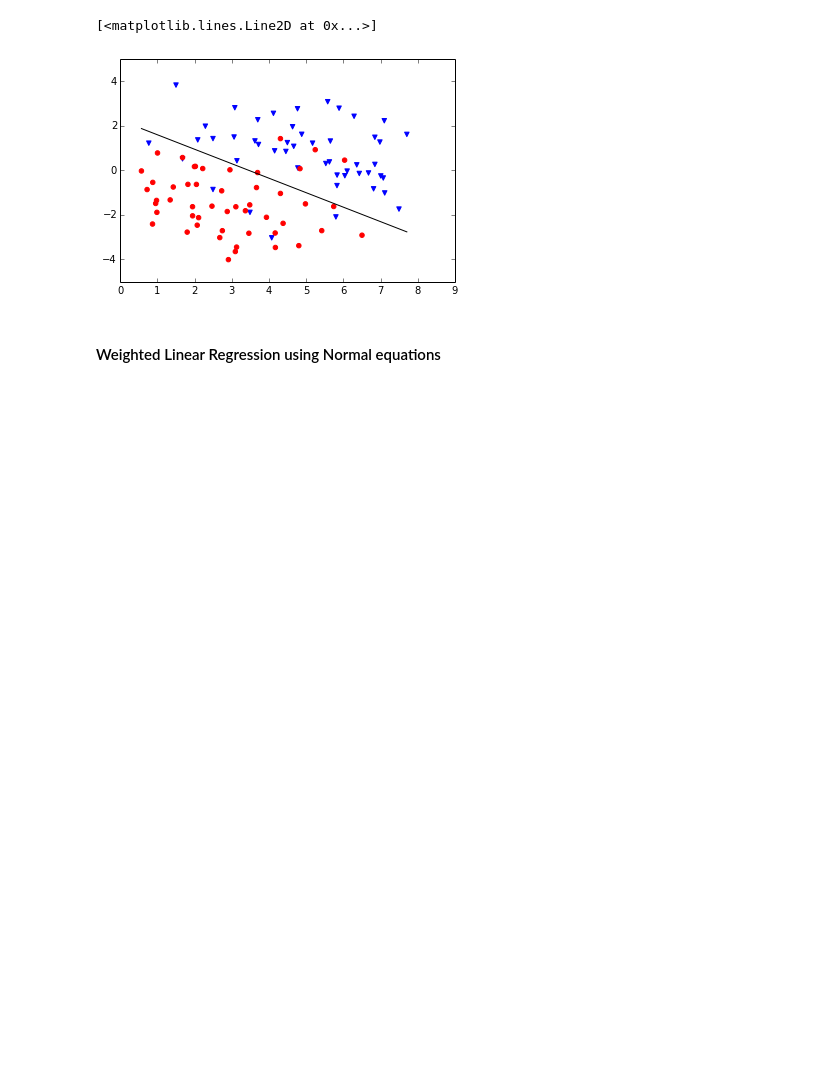
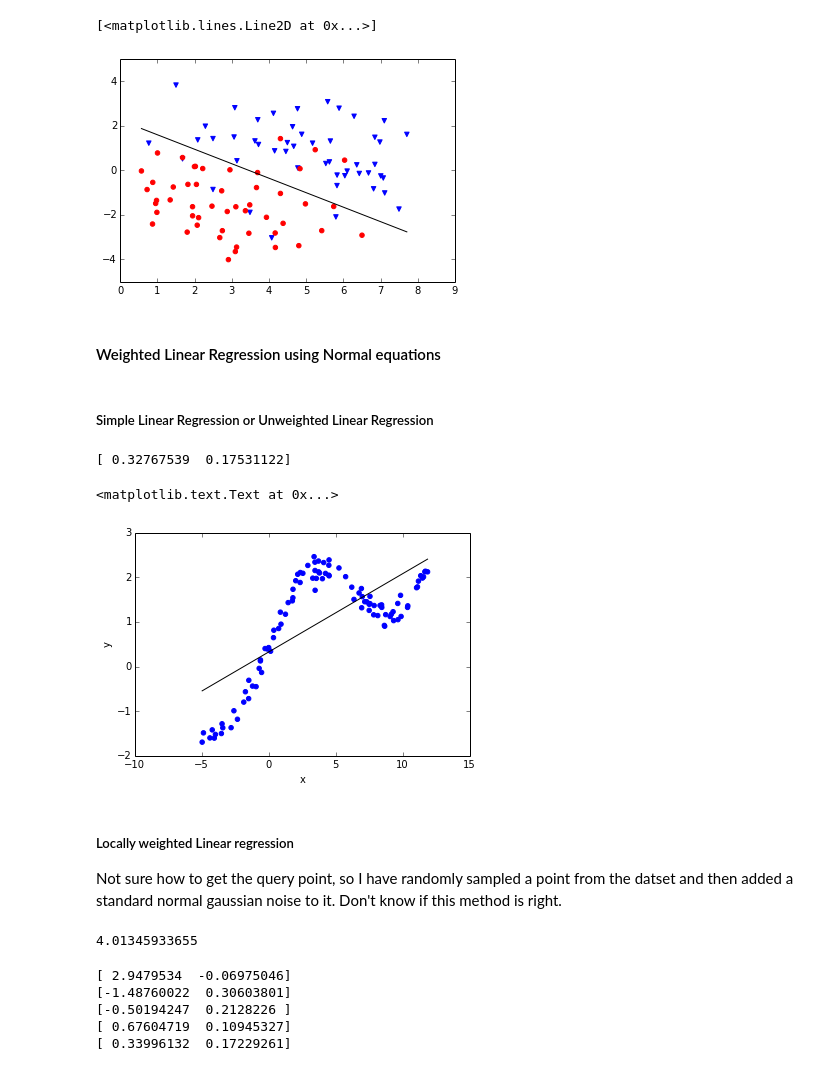
Before and after one commit to gsp-27/Assignment_Sol, a Jupyter notebook: CS229 Assigment 1.ipynb, the cells around one changed output. Cells and saved outputs as stored; diff of their text form; code cells hidden in the pictures; blank space fills up the shorter version.

```diff
--- a/CS229 Assigment 1.ipynb
+++ b/CS229 Assigment 1.ipynb
@@ -79,3 +79,66 @@ plt.plot(x_axis, y_axis, color='black')
 [figure]
 # %% [markdown]
 #### Weighted Linear Regression using Normal equations
+# %% [markdown]
+##### Simple Linear Regression or Unweighted Linear Regression
+# %%
+# load the data
+X_lin = np.loadtxt('q2x.dat.txt').reshape((100,1))
+# add the one per row of the data
+m = X_lin.shape[0] # number of training Examples
+X = np.concatenate((np.ones((m, 1)), X_lin), axis=1)
+p = X_lin.shape[1] # no of features
+
+y = np.loadtxt('q2y.dat.txt')
+# %%
+# find thetas using normal equations
+thetas = np.zeros((p))
+xtx = X.T.dot(X)
+xtxinv = np.linalg.pinv(xtx)
+xtxinvxt = xtxinv.dot(X.T)
+thetas = xtxinvxt.dot(y)
+print thetas
+# %% [output]
+[ 0.32767539  0.17531122]
+# %%
+# plotting the best fit line
+plt.scatter(X[:,1], y, color='blue')
+x_axis = np.linspace(np.min(X[:,1]), np.max(X[:,1]), 1000)
+y_axis = (thetas[0] + thetas[1] * x_axis)
+plt.plot(x_axis, y_axis, color='black')
+plt.xlabel('x')
+plt.ylabel('y')
+# %% [output]
+<matplotlib.text.Text at 0x...>
+[figure, added]
+# %% [markdown]
+##### Locally weighted Linear regression
+Not sure how to get the query point, so I have randomly sampled a point from the datset and then added a standard normal gaussian noise to it. Don't know if this method is right.
+# %%
+X_lin = X_lin.reshape(X_lin.shape[0])
+# generate a random point
+x = np.sum(X_lin) / X_lin.shape[0]
+print x
+# %% [output]
+4.01345933655
+# %%
+# generating the weights for weighted linear regression
+thetas = list()
+np.seterr(over='ignore')
+for tau in [0.1, 0.3, 0.8, 2, 10]:
+    diff = x - X[:,1]
+    weights = np.exp((-1) * diff / (2.0 * (tau**2)), dtype=np.float64)
+    # print weights
+    # Coverting the weight matrix to m*m diagonal matrix
+    weight_mat = weights * np.eye(weights.shape[0])
+    # print weight_mat.shape
+    # Finally generating the thetas using the normal equation (X'WX)^-1X'Wy
+    theta = (np.linalg.inv(X.T.dot(weight_mat).dot(X)).dot(X.T).dot(weight_mat).dot(y))
+    print theta
+    thetas.append(theta)
+# %% [output]
+[ 2.9479534  -0.06975046]
+[-1.48760022  0.30603801]
+[-0.50194247  0.2128226 ]
+[ 0.67604719  0.10945327]
+[ 0.33996132  0.17229261]
```
Also changed, not shown: parts of 1 cell of this notebook.
